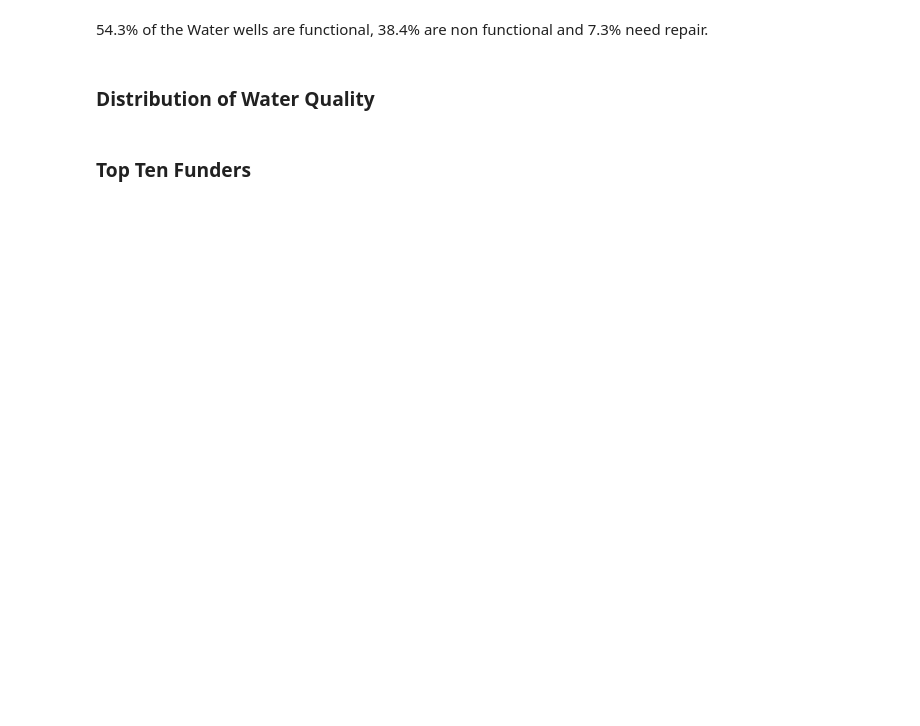
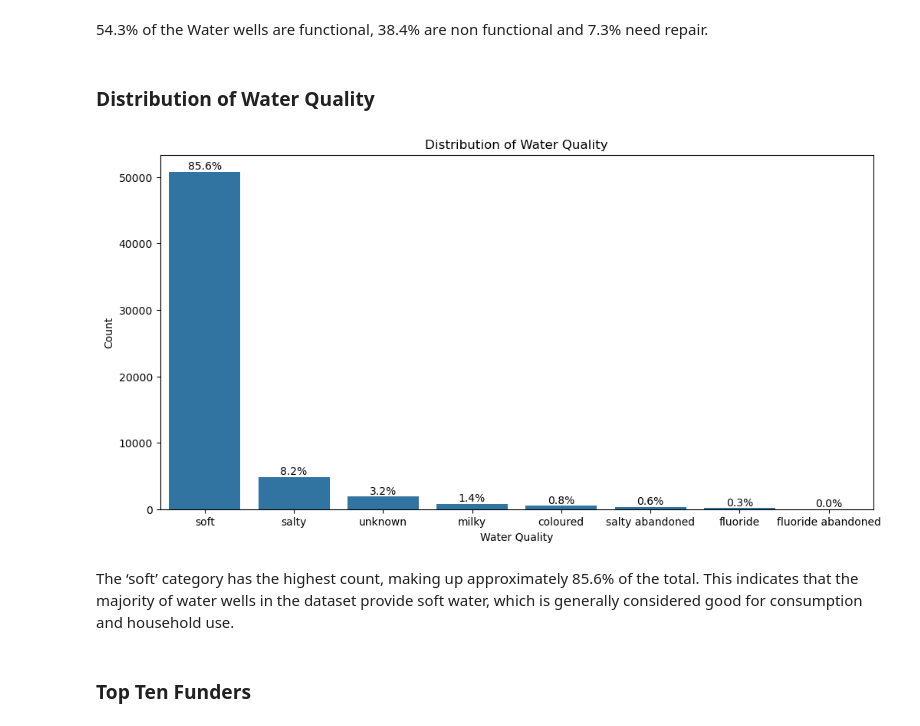
Before and after one commit to MONISH254/Tanzania_Water_Wells, a Jupyter notebook: Tanzania_Water_Wells_Notebook.ipynb, the cells around one changed output. Drawn from its saved outputs; the diff is of its cells as text; code cells hidden in the pictures; blank space fills up the shorter version.

```diff
--- a/Tanzania_Water_Wells_Notebook.ipynb
+++ b/Tanzania_Water_Wells_Notebook.ipynb
@@ -300,10 +542,31 @@ plt.show()
 # %% [markdown]
 ### Distribution of Water Quality
 # %%
-sns.countplot(x='water_quality', data= train_data)
+# Plotting the Distribution of Water Quality
+
+# Calculate counts and sort them in descending order
+water_quality_counts = train_data['water_quality'].value_counts().sort_values(ascending=False)
+
+# Create the count plot with sorted values
+plt.figure(figsize=(12, 6))
+ax = sns.barplot(x=water_quality_counts.index, y=water_quality_counts.values)
+
+# Calculate and annotate percentages
+total = len(train_data)
+for p in ax.patches:
+    height = p.get_height()
+    percentage = (height / total) * 100
+    ax.annotate(f'{percentage:.1f}%', (p.get_x() + p.get_width() / 2., height), ha='center', va='bottom')
+
 plt.title('Distribution of Water Quality')
-plt.xticks(rotation=45, ha='right')
+plt.xticks(rotation=0)  # Set rotation to 0 degrees
+plt.ylabel('Count')
+plt.xlabel('Water Quality')
 plt.show()
+# %% [output]
+[figure, added]
+# %% [markdown]
+The ‘soft’ category has the highest count, making up approximately 85.6% of the total. This indicates that the majority of water wells in the dataset provide soft water, which is generally considered good for consumption and household use.
 # %% [markdown]
 ### Top Ten Funders
 # %%
```
Also changed, not shown: parts of 78 cells of this notebook.
